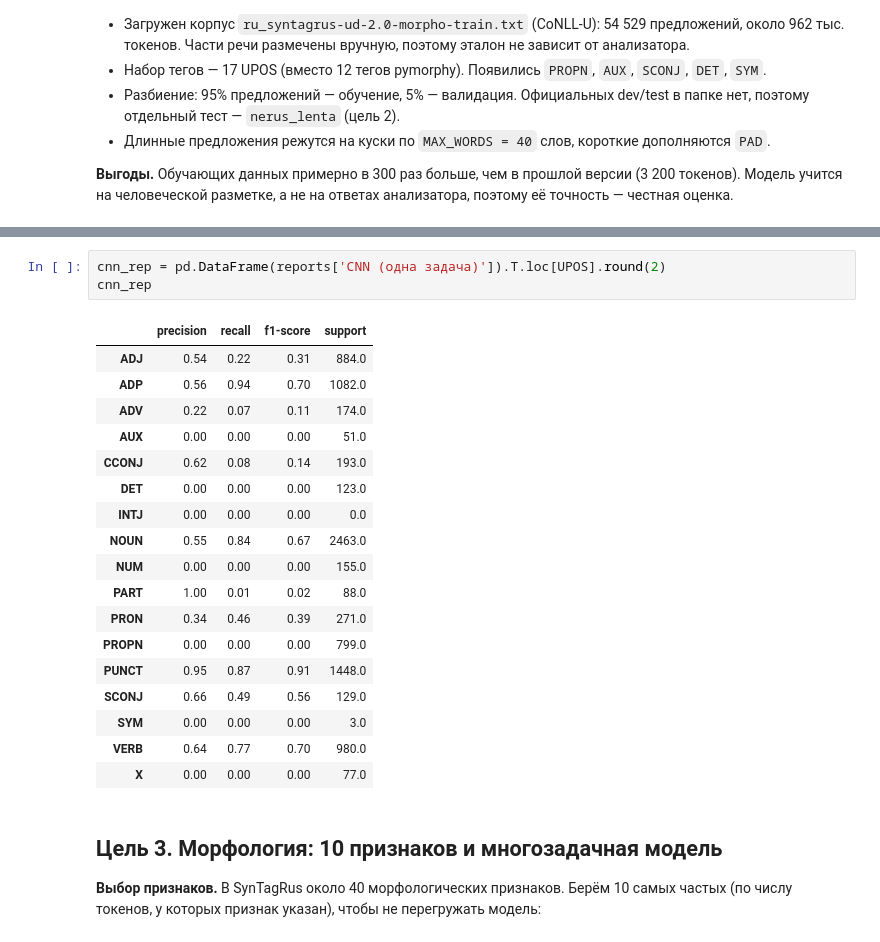
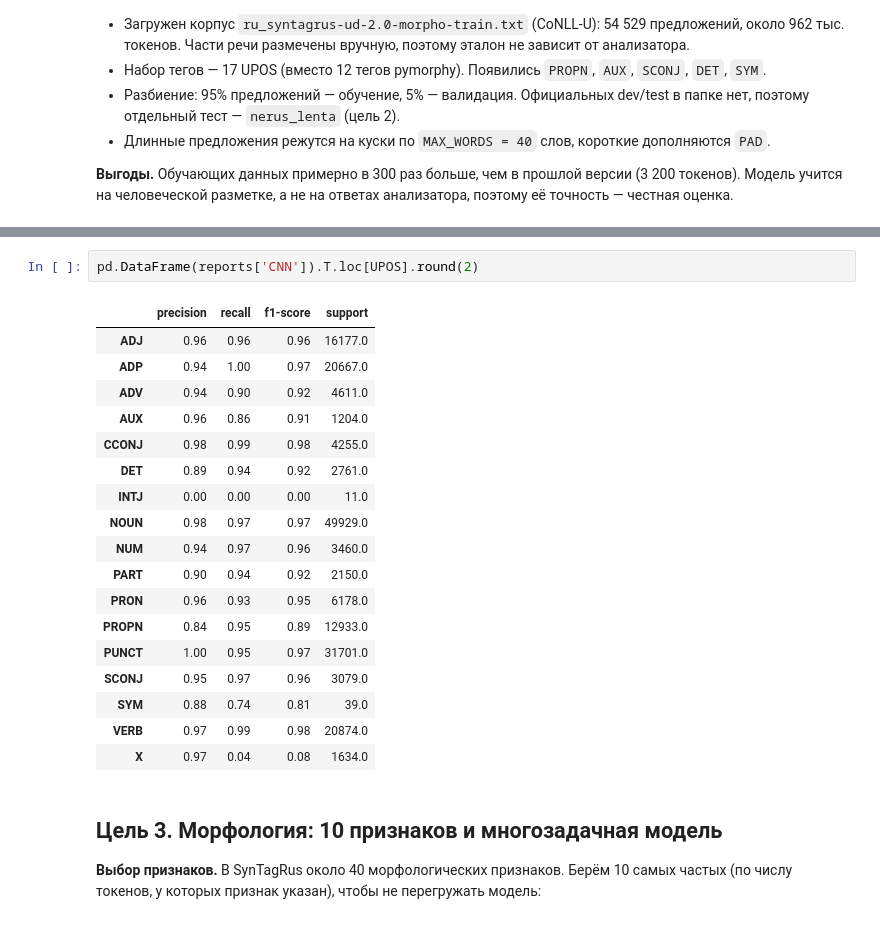
Before and after one commit to Akhazriil/Homework, a Jupyter notebook: NLP/pos_tagging/pos_tagging_syntagrus.ipynb, the cells around one changed output, grey strips where cells are left out. Saved outputs shown, nothing was run; the diff lists cells and outputs as text.

```diff
--- a/NLP/pos_tagging/pos_tagging_syntagrus.ipynb
+++ b/NLP/pos_tagging/pos_tagging_syntagrus.ipynb
@@ -335,25 +439,24 @@ pd.DataFrame(scores).T.round(4)
 # %%
-cnn_rep = pd.DataFrame(reports['CNN (одна задача)']).T.loc[UPOS].round(2)
-cnn_rep
+pd.DataFrame(reports['CNN']).T.loc[UPOS].round(2)
 # %% [output]
 |  | precision | recall | f1-score | support |
-| ADJ | 0.54 | 0.22 | 0.31 | 884.0 |
-| ADP | 0.56 | 0.94 | 0.70 | 1082.0 |
-| ADV | 0.22 | 0.07 | 0.11 | 174.0 |
-| AUX | 0.00 | 0.00 | 0.00 | 51.0 |
-| CCONJ | 0.62 | 0.08 | 0.14 | 193.0 |
-| DET | 0.00 | 0.00 | 0.00 | 123.0 |
-| INTJ | 0.00 | 0.00 | 0.00 | 0.0 |
-| NOUN | 0.55 | 0.84 | 0.67 | 2463.0 |
-| NUM | 0.00 | 0.00 | 0.00 | 155.0 |
-| PART | 1.00 | 0.01 | 0.02 | 88.0 |
-| PRON | 0.34 | 0.46 | 0.39 | 271.0 |
-| PROPN | 0.00 | 0.00 | 0.00 | 799.0 |
-| PUNCT | 0.95 | 0.87 | 0.91 | 1448.0 |
-| SCONJ | 0.66 | 0.49 | 0.56 | 129.0 |
-| SYM | 0.00 | 0.00 | 0.00 | 3.0 |
-| VERB | 0.64 | 0.77 | 0.70 | 980.0 |
-| X | 0.00 | 0.00 | 0.00 | 77.0 |
+| ADJ | 0.96 | 0.96 | 0.96 | 16177.0 |
+| ADP | 0.94 | 1.00 | 0.97 | 20667.0 |
+| ADV | 0.94 | 0.90 | 0.92 | 4611.0 |
+| AUX | 0.96 | 0.86 | 0.91 | 1204.0 |
+| CCONJ | 0.98 | 0.99 | 0.98 | 4255.0 |
+| DET | 0.89 | 0.94 | 0.92 | 2761.0 |
+| INTJ | 0.00 | 0.00 | 0.00 | 11.0 |
+| NOUN | 0.98 | 0.97 | 0.97 | 49929.0 |
+| NUM | 0.94 | 0.97 | 0.96 | 3460.0 |
+| PART | 0.90 | 0.94 | 0.92 | 2150.0 |
+| PRON | 0.96 | 0.93 | 0.95 | 6178.0 |
+| PROPN | 0.84 | 0.95 | 0.89 | 12933.0 |
+| PUNCT | 1.00 | 0.95 | 0.97 | 31701.0 |
+| SCONJ | 0.95 | 0.97 | 0.96 | 3079.0 |
+| SYM | 0.88 | 0.74 | 0.81 | 39.0 |
+| VERB | 0.97 | 0.99 | 0.98 | 20874.0 |
+| X | 0.97 | 0.04 | 0.08 | 1634.0 |
 # %% [markdown]
 ## Цель 3. Морфология: 10 признаков и многозадачная модель
 
```
Also changed, not shown: parts of 34 cells of this notebook, 4 other files.
